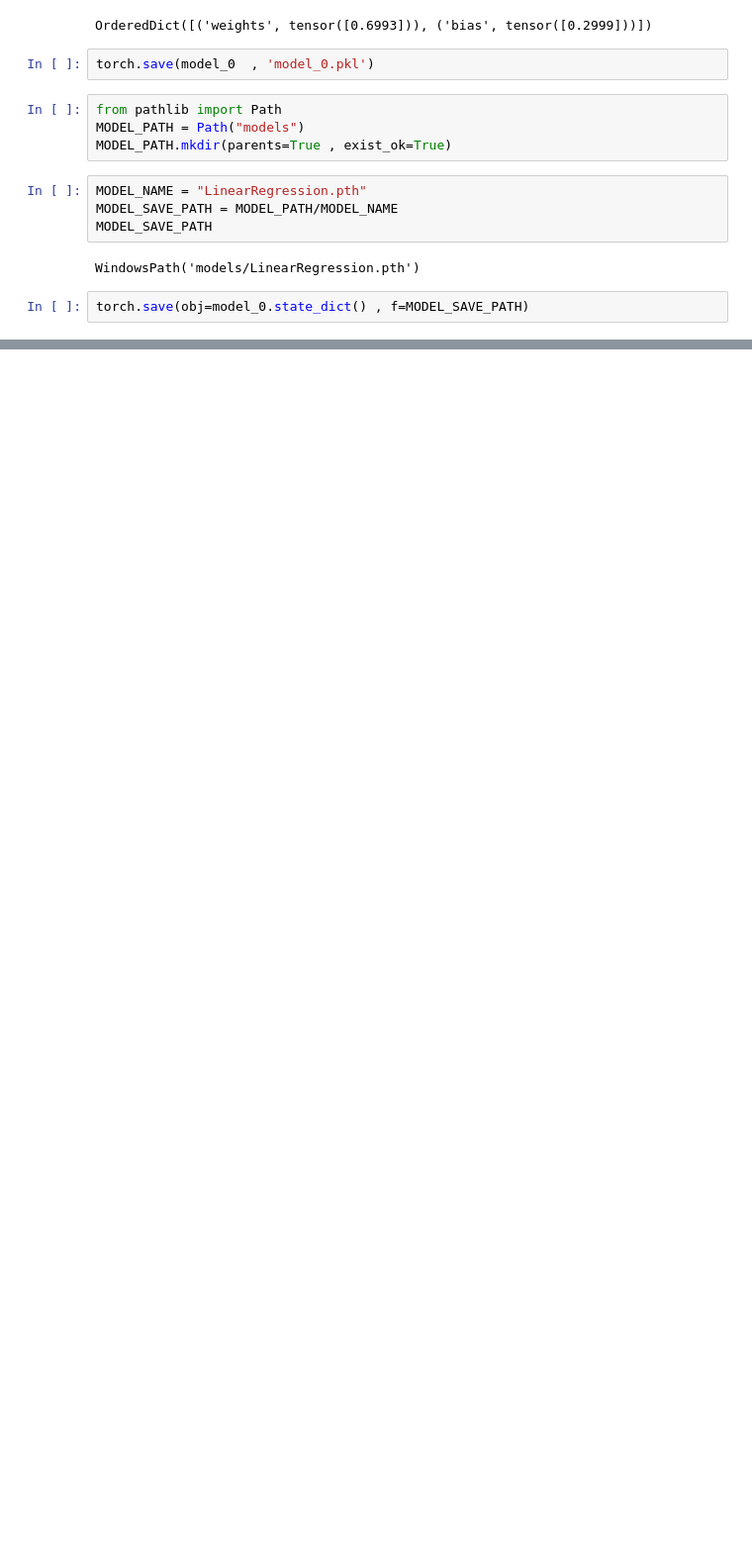
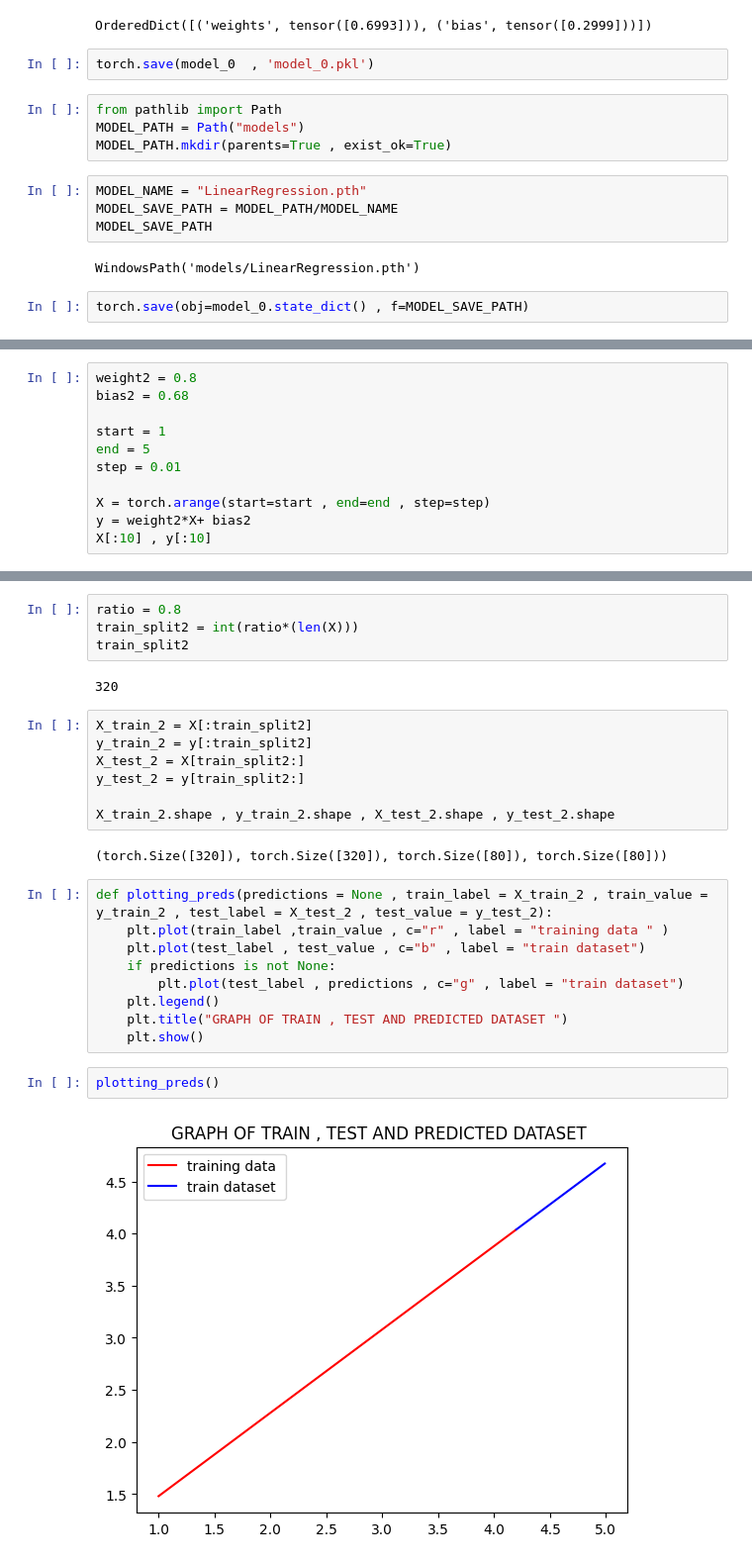
Before and after one commit to sksarvesh007/learn-pytorch, a Jupyter notebook: tut_two.ipynb, the cells around one changed output, grey strips where cells are left out. Shown: that part at 99% size. Cells and saved outputs as stored; diff of their text form; blank space fills up the shorter version.

```diff
--- a/tut_two.ipynb
+++ b/tut_two.ipynb
@@ -417,0 +463,11 @@ torch.save(obj=model_0.state_dict() , f=MODEL_SAVE_PATH)
+# %%
+weight2 = 0.8
+bias2 = 0.68
+
+start = 1
+end = 5
+step = 0.01
+
+X = torch.arange(start=start , end=end , step=step)
+y = weight2*X+ bias2
+X[:10] , y[:10]
@@ -417,0 +479,28 @@ torch.save(obj=model_0.state_dict() , f=MODEL_SAVE_PATH)
+# %%
+ratio = 0.8
+train_split2 = int(ratio*(len(X)))
+train_split2
+# %% [output]
+320
+# %%
+X_train_2 = X[:train_split2]
+y_train_2 = y[:train_split2]
+X_test_2 = X[train_split2:]
+y_test_2 = y[train_split2:]
+
+X_train_2.shape , y_train_2.shape , X_test_2.shape , y_test_2.shape
+# %% [output]
+(torch.Size([320]), torch.Size([320]), torch.Size([80]), torch.Size([80]))
+# %%
+def plotting_preds(predictions = None , train_label = X_train_2 , train_value = y_train_2 , test_label = X_test_2 , test_value = y_test_2):
+    plt.plot(train_label ,train_value , c="r" , label = "training data " )
+    plt.plot(test_label , test_value , c="b" , label = "train dataset")
+    if predictions is not None:
+        plt.plot(test_label , predictions , c="g" , label = "train dataset")
+    plt.legend()
+    plt.title("GRAPH OF TRAIN , TEST AND PREDICTED DATASET ")
+    plt.show()
+# %%
+plotting_preds()
+# %% [output]
+[figure, added]
```
Also changed, not shown: parts of 17 cells of this notebook.
